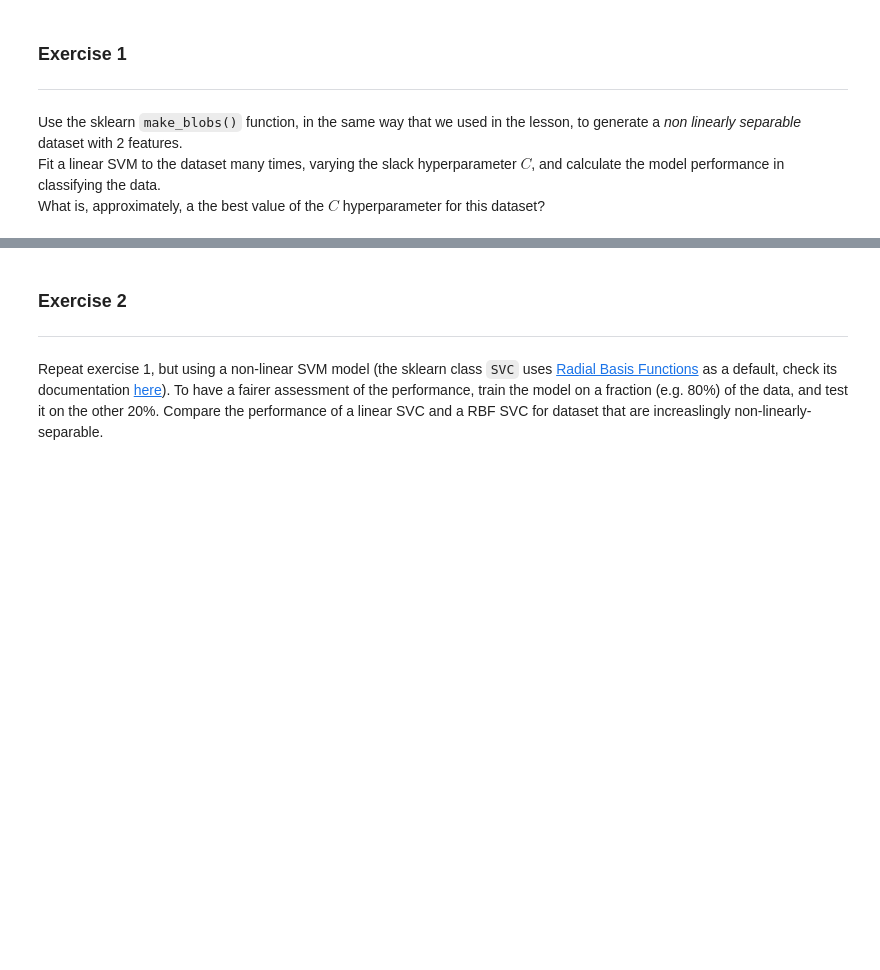
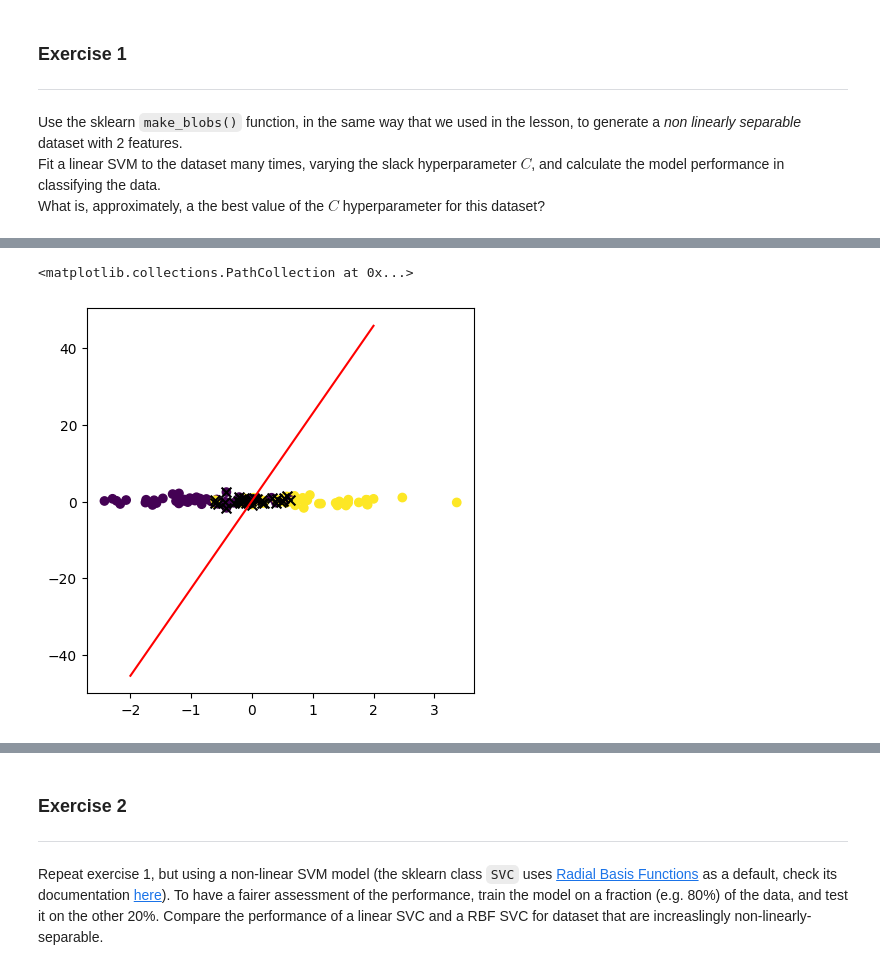
Before and after one commit to xamweil/population-methods, a Jupyter notebook: 02-SVM-decoding/exercises.ipynb, the cells around one changed output, grey strips where cells are left out. Cells and saved outputs as stored; diff of their text form; code cells hidden in the pictures; blank space fills up the shorter version.

```diff
--- a/02-SVM-decoding/exercises.ipynb
+++ b/02-SVM-decoding/exercises.ipynb
@@ -8,0 +29,16 @@ What is, approximately, a the best value of the $C$ hyperparameter for this data
+# %%
+plt.figure(figsize=(5, 5))
+X, y = X_nsep, y_nsep
+svc_model = svm.SVC(kernel='linear', C=1)
+svc_model.fit(X, y)
+
+plt.scatter(X[:, 0], X[:, 1], c=y_nsep)
+w = svc_model.coef_[0]  # w consists of 2 elements
+b = svc_model.intercept_[0]  # b consists of 1 element
+x_points = np.linspace(-2, 2)  # generating x-points from -1 to 1
+y_points = -(w[0] / w[1]) * x_points - b / w[1]  # getting corresponding y-points
+plt.plot(x_points, y_points, c='r')  # Plotting a red hyperplane
+plt.scatter(svc_model.support_vectors_[:, 0], svc_model.support_vectors_[:, 1], s=50, c='k', marker='x')
+# %% [output]
+<matplotlib.collections.PathCollection at 0x...>
+[figure, added]
```
Also changed, not shown: parts of 6 cells of this notebook.
